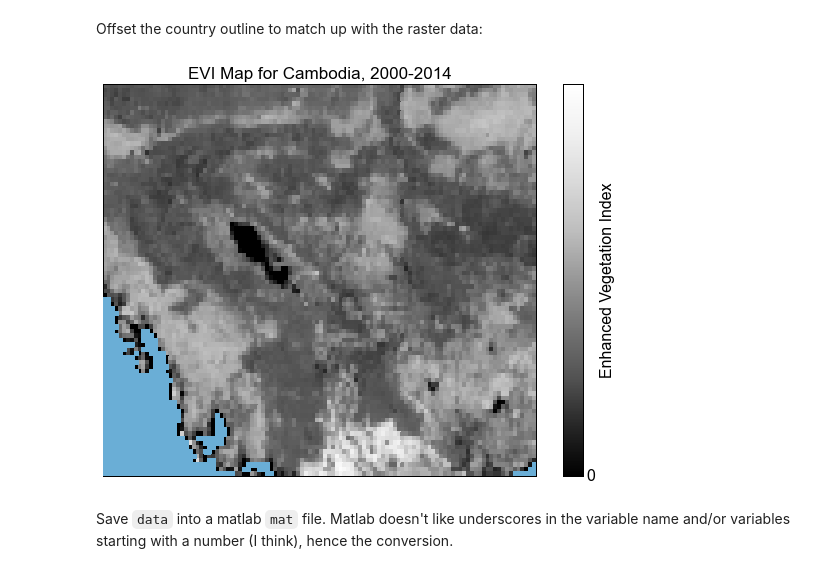
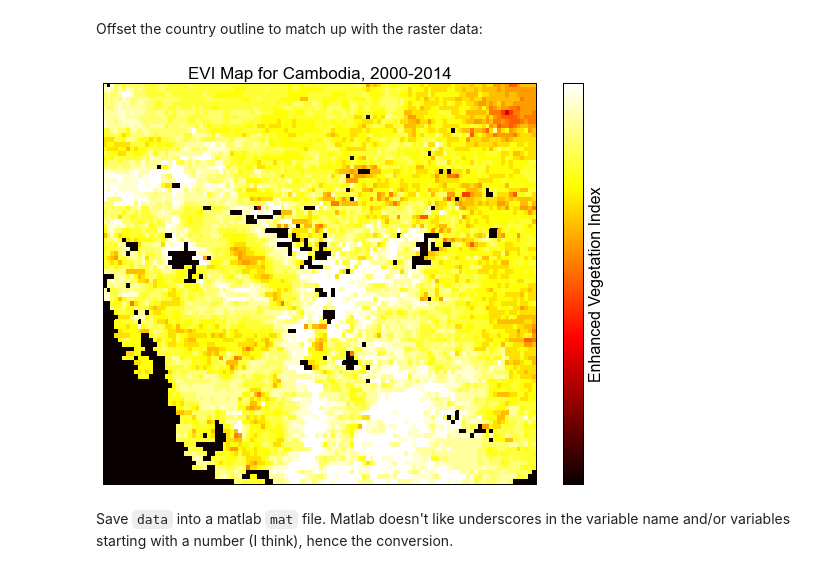
Before and after one commit to HumBug-Mosquito/malaria_scripts, a Jupyter notebook: notebooks/cambodia_visualization_evi.ipynb, the cells around one changed output. Cells and saved outputs as stored; diff of their text form; code cells hidden in the pictures.

```diff
--- a/notebooks/cambodia_visualization_evi.ipynb
+++ b/notebooks/cambodia_visualization_evi.ipynb
@@ -22,8 +19,9 @@ The autoreload extension is already loaded. To reload it, use:
 Provide a path to the numpy data and shape files. More shape files can be found at: http://www.gadm.org/download
 # %%
 COUNTRY     = 'cambodia'
-IMPORT_PATH = '/Volumes/DATA/Datasets/Geography_Data/evi/%s/' % COUNTRY
-SHAPE_PATH  = '/private/tmp/KHM_adm_shp/KHM_adm0.shp'
+ENV         = 'air_temp'
+IMPORT_PATH = '/Volumes/DATA/Datasets/Geography_Data/%s/%s/' % (ENV, COUNTRY)
+SHAPE_PATH  = '/Volumes/DATA/Datasets/Geography_Data/shapefiles/KHM_adm_shp/KHM_adm0.shp'
 # %% [markdown]
 Load the numpy data into memory:
 # %%
@@ -51,6 +49,9 @@ We need to divide all terms by 10000 to retrieve percentages
 # %%
 for date in data.keys():
     data[date] = data[date] / 10000
+# %%
+for date in data.keys():
+    data[date] = np.clip(data[date], 0, 100)
 # %% [markdown]
 Hardcoded parameters for the visualization:
 # %%
@@ -81,39 +82,39 @@ def build_evi_map(date, data):
     ax.get_yaxis().set_visible(False)
     ocean = np.ma.masked_array(monthly_data, monthly_data != -0.9999)
     ocean_map = plt.pcolormesh(ocean, vmin=-1, vmax=-0.9998, alpha=1, cmap="Blues", zorder=10)
-    temp_map = plt.pcolor(monthly_data, cmap=plt.cm.Greys_r,norm=plt.Normalize(0, 0.8))
+    temp_map = plt.pcolor(monthly_data, cmap=plt.cm.hot, norm=plt.Normalize(10, 30)) #norm=plt.Normalize(0, 0.8))
     #month_label = plt.text(35, 127, 'date: ' + date, fontsize=12, zorder=20)
     return (temp_map,ocean_map)#, month_label) #boundary,
 # %%
 import numpy as np
 
 dpi = 100
 
 fig = plt.figure()
 fig.set_size_inches(viz_width, viz_height)
 plt.xlim(xmax=array_width)
 plt.ylim(ymax=array_height)
 
 heatmaps = []
 x = np.arange(-9, 10)
 y = np.arange(-9, 10).reshape(-1, 1)
 base = np.hypot(x,y)
 
-for i, date in enumerate(dates):
+for i, date in enumerate(dates[:20]):
     heatmaps.append(build_evi_map(date, data))
 
 cbar = plt.colorbar()
 #boundary = plt.plot(offset_line_x, offset_line_y, c='k', linewidth=1, linestyle='-', dash_capstyle='projecting', zorder=5)
 cbar.set_ticks([0, 1])
 cbar.set_label('Enhanced Vegetation Index')
 plt.gca().invert_yaxis()
 plt.gca().set_title("EVI Map for %s, 2000-2014" % COUNTRY.title(), fontsize=17)
 map_ani = animation.ArtistAnimation(fig, heatmaps, interval=100, repeat=True, repeat_delay=None, blit=True)
 writer = animation.writers['ffmpeg'](fps=12, bitrate=1800)
 plt.tight_layout()
 plt.grid()
 
-map_ani.save('%s_evi.mp4' % COUNTRY, dpi=dpi)
+map_ani.save('%s_%s.mp4' % (ENV, COUNTRY), dpi=dpi)
 plt.show()
 # %% [output]
-[figure, old version]
+[figure, new version]
```
Also changed, not shown: parts of 4 cells of this notebook, 1 other file.
